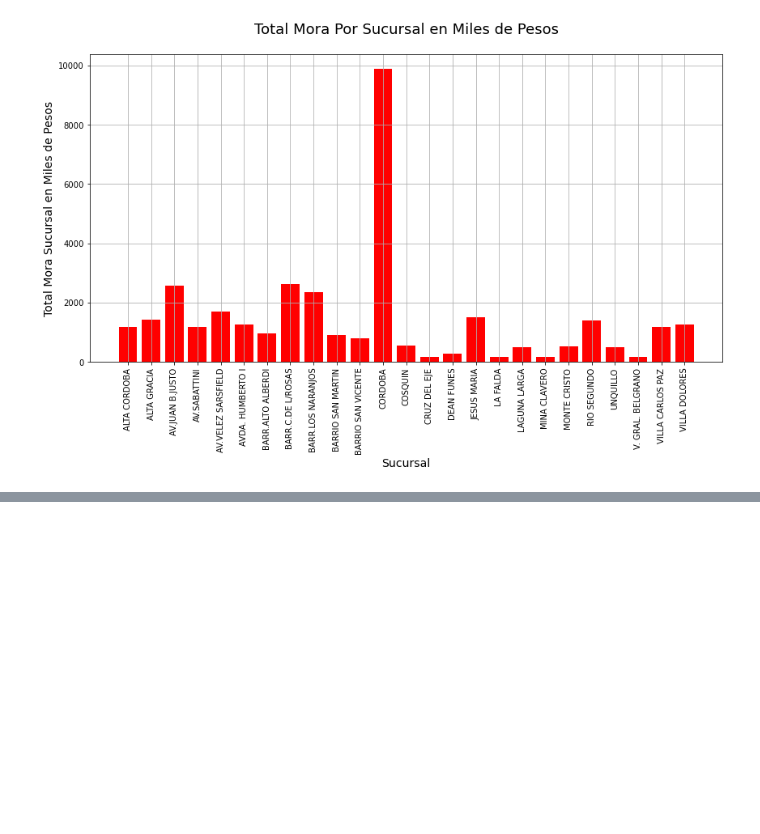
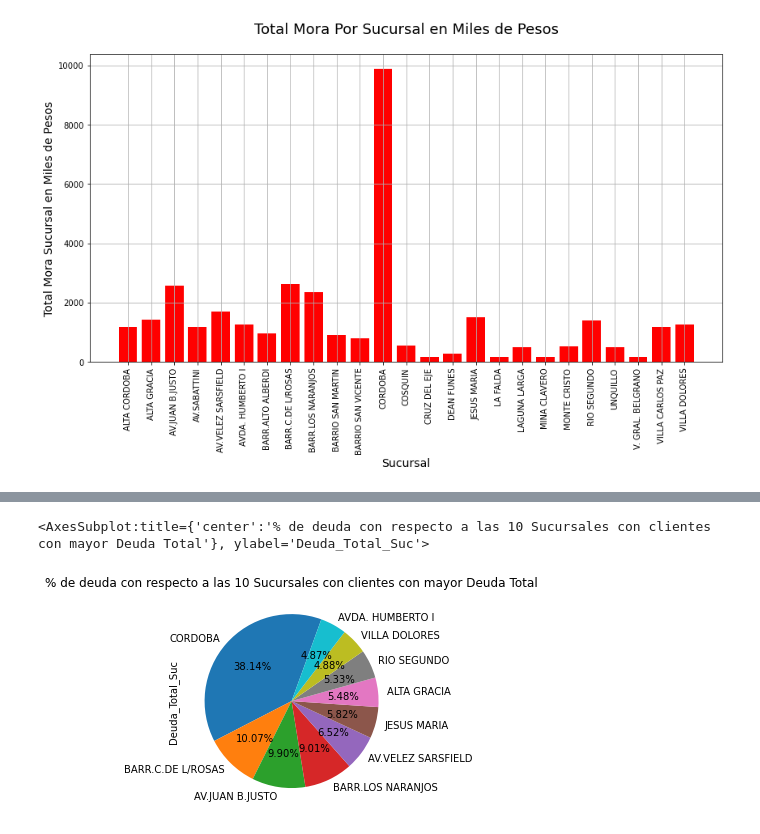
Before and after one commit to agustingonz/Analisis-Mora-Banco-Nacion, a Jupyter notebook: Analisis Mora Bna.ipynb, the cells around one changed output, grey strips where cells are left out. Drawn from its saved outputs; the diff is of its cells as text; code cells hidden in the pictures; blank space fills up the shorter version.

```diff
--- a/Analisis Mora Bna.ipynb
+++ b/Analisis Mora Bna.ipynb
@@ -268,3 +268,8 @@ plt.xticks(rotation=90)
 plt.show();
 # %% [output]
 [figure]
+# %%
+# De esta forma obtengo las 5 Sucursales cuyos clientes mayor deuda tienen.-
+
+df_deuda=df_def.sort_values('Deuda_Total_Suc',ascending=False).head(10)
+df_deuda
@@ -270,0 +289,5 @@ plt.show();
+# %%
+df_deuda['Deuda_Total_Suc'].plot(x=None, y=None, kind='pie', startangle=70,autopct='%1.2f%%', title='% de deuda con respecto a las 10 Sucursales con clientes con mayor Deuda Total')
+# %% [output]
+<AxesSubplot:title={'center':'% de deuda con respecto a las 10 Sucursales con clientes con mayor Deuda Total'}, ylabel='Deuda_Total_Suc'>
+[figure, added]
```
Also changed, not shown: parts of 1 cell of this notebook.
